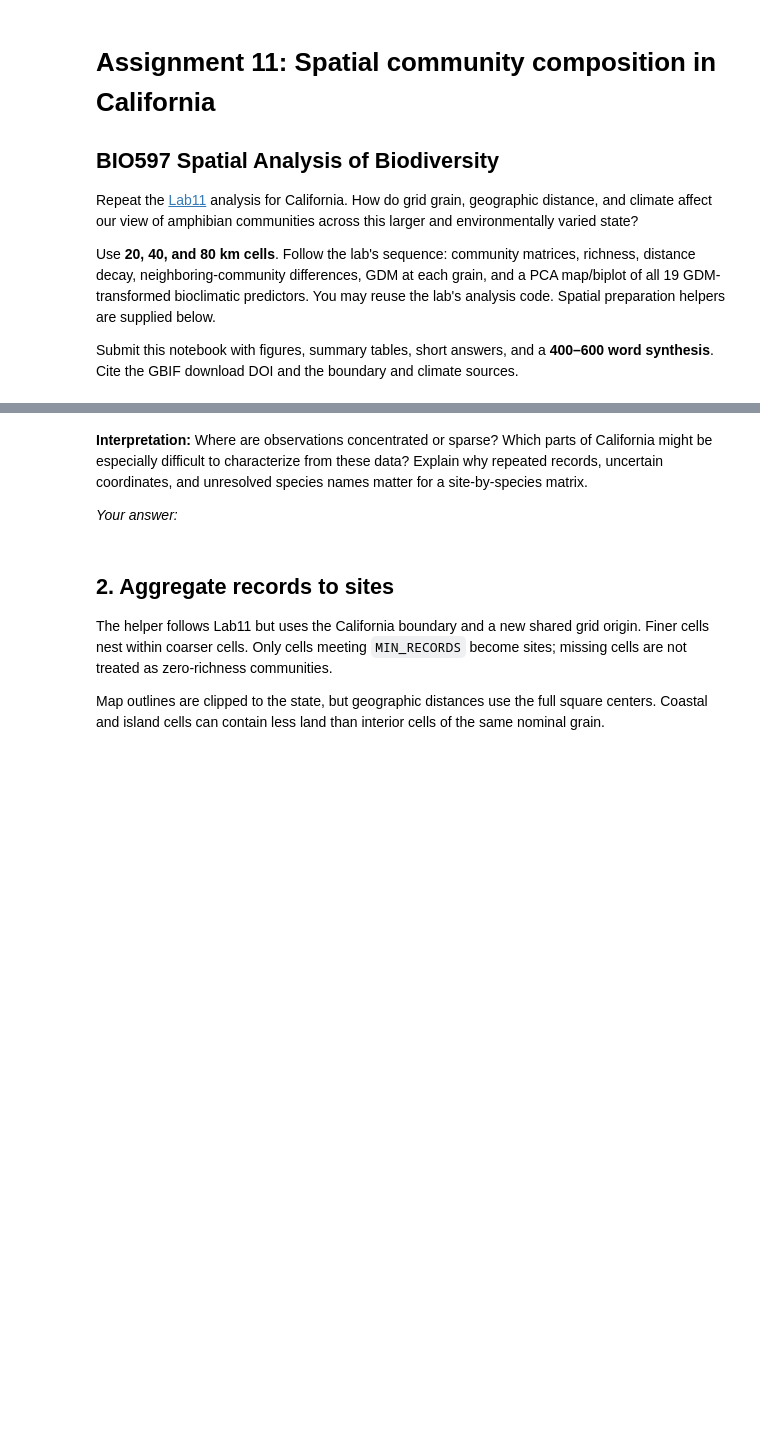
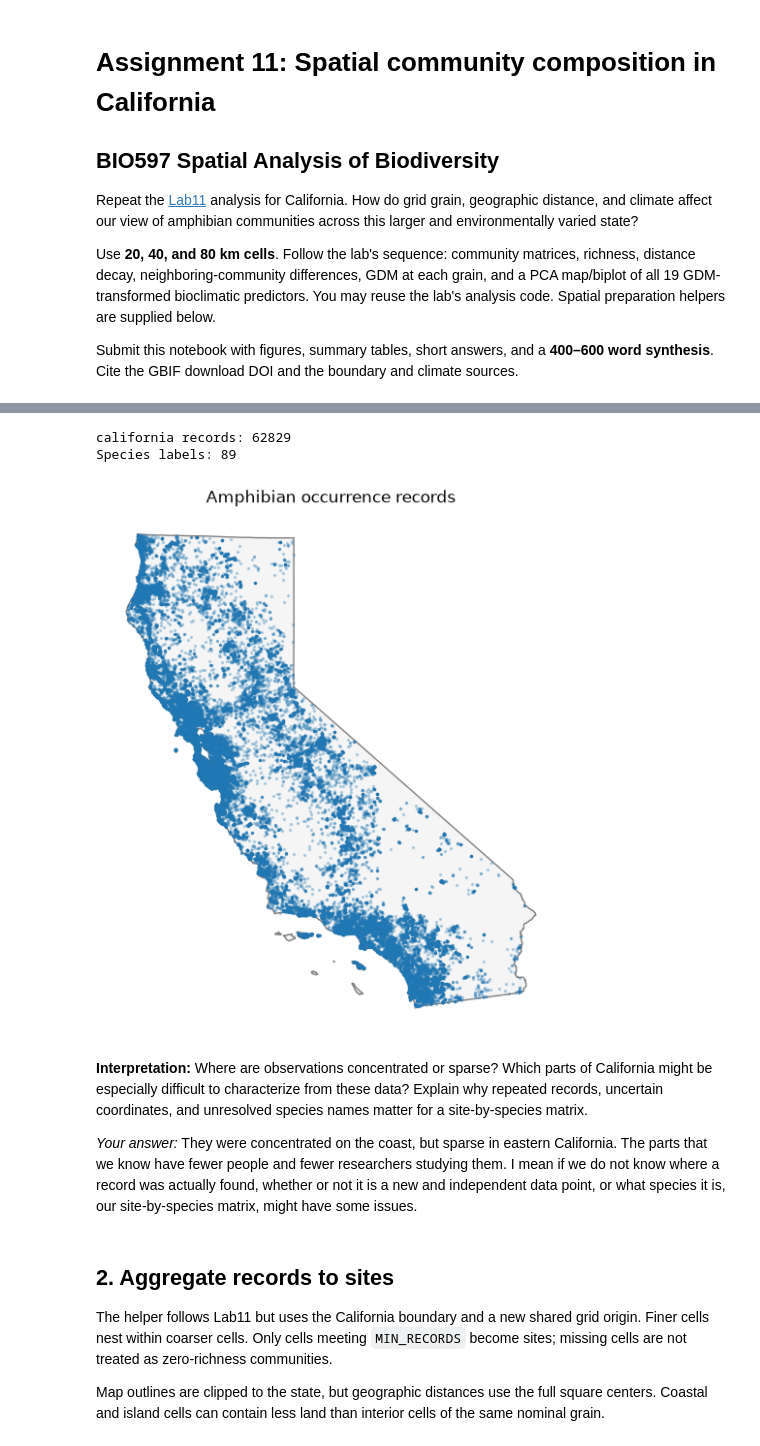
Before and after one commit to jddeabreu/BIO597-SpatialBiodiversity, a Jupyter notebook: docs/assignments/Assignment-11-SpatialCommunityComposition.ipynb, the cells around one changed output, grey strips where cells are left out. Drawn from its saved outputs; the diff is of its cells as text; code cells hidden in the pictures; blank space fills up the shorter version.

Commit message:
Complete Spatial community composition in California

```diff
--- a/docs/assignments/Assignment-11-SpatialCommunityComposition.ipynb
+++ b/docs/assignments/Assignment-11-SpatialCommunityComposition.ipynb
@@ -78,14 +82,32 @@ print("Species labels:", records.species.nunique())
 # %%
 # Map the boundary and occurrence points.
 # Inspect record years and coordinateUncertaintyInMeters.
 # Consider sampling gaps, repeated locations, and coordinate uncertainty.
+california = gpd.read_file("/home/jovyan/BIO597-SpatialBiodiversity/docs/data/CA_ShapeFiles/California_State_Boundary.shp").to_crs(CRS).dissolve()
+records = gpd.read_file("../data/CA_amphibians.geojson").to_crs(CRS)
+records = records.dropna(subset=["species"])
+records = records[records.species != ""]
+records = gpd.clip(records, california)
+
+print("california records:", len(records))
+print("Species labels:", records.species.nunique())
+
+ax = california.plot(color="whitesmoke", edgecolor="gray", figsize=(6, 7))
+records.plot(ax=ax, markersize=2, alpha=0.25)
+ax.set_title("Amphibian occurrence records")
+ax.set_axis_off()
+plt.show()
+# %% [output]
+california records: 62829
+Species labels: 89
+[figure, added]
 # %% [markdown]
 **Interpretation:** Where are observations concentrated or sparse? Which parts
 of California might be especially difficult to characterize from these data?
 Explain why repeated records, uncertain coordinates, and unresolved species
 names matter for a site-by-species matrix.
 
-*Your answer:*
+*Your answer:* They were concentrated on the coast, but sparse in eastern California. The parts that we know have fewer people and fewer researchers studying them. I mean if we do not know where a record was actually found, whether or not it is a new and independent data point, or what species it is, our site-by-species matrix, might have some issues.
 # %% [markdown]
 ## 2. Aggregate records to sites
 
```
Also changed, not shown: parts of 18 cells of this notebook.
